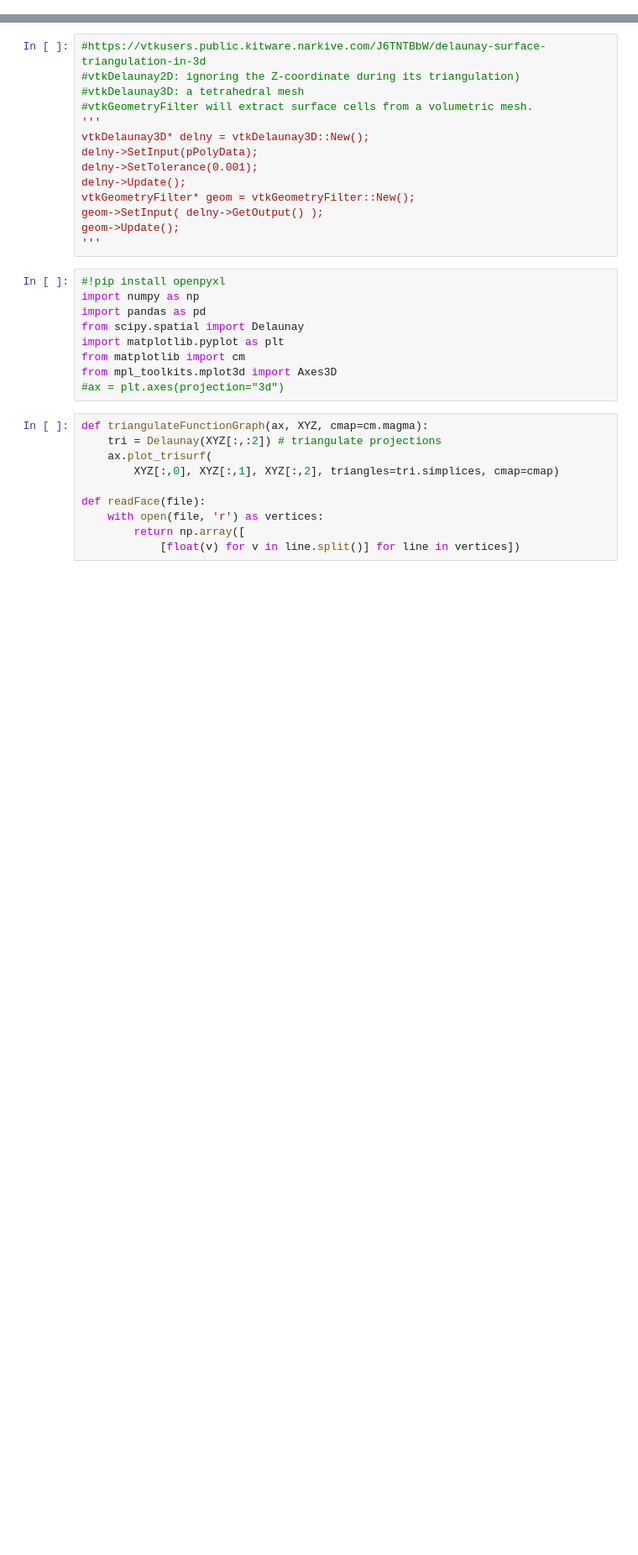
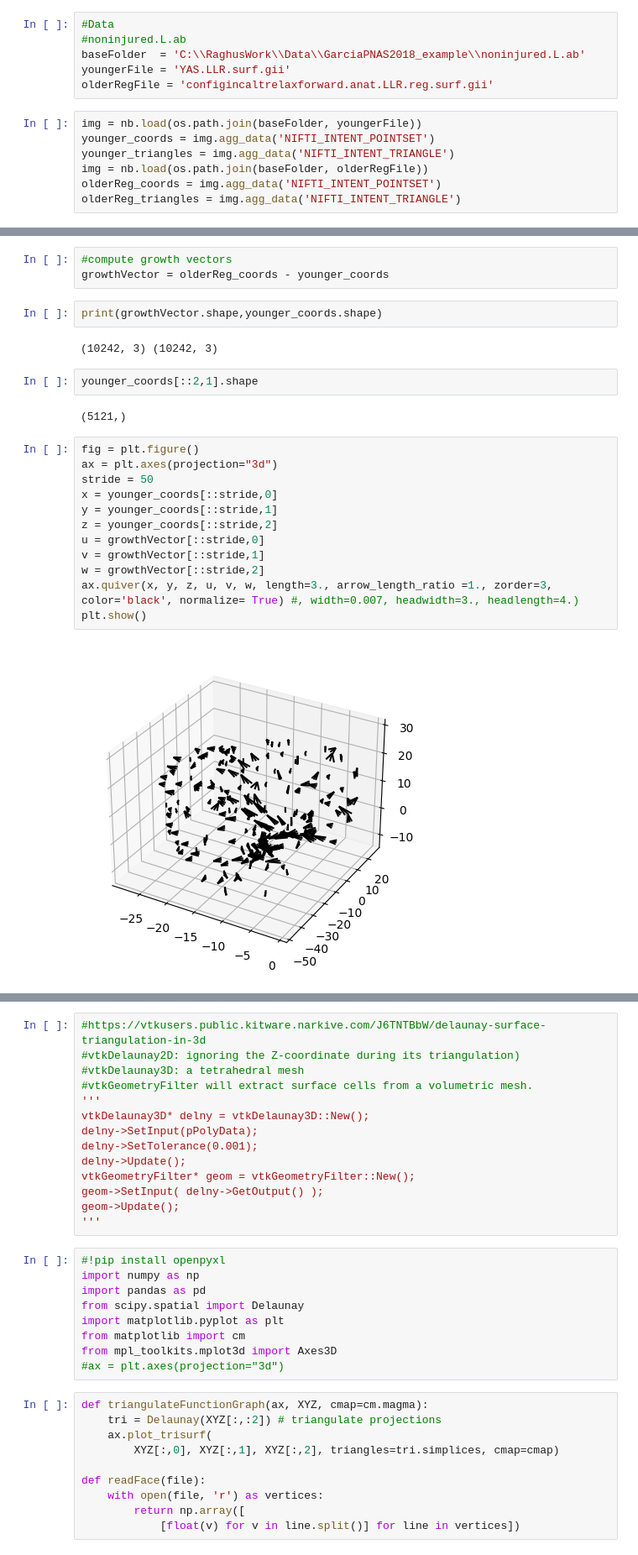
Before and after one commit to rishabh-ranjan1/WIP, a Jupyter notebook: BrainConnectome.ipynb, the cells around one changed output, grey strips where cells are left out. Shown: that part at 84% size. Drawn from its saved outputs; the diff is of its cells as text; blank space fills up the shorter version.

```diff
--- a/BrainConnectome.ipynb
+++ b/BrainConnectome.ipynb
@@ -24,0 +19,13 @@ AttributeError: module 'SimpleITK' has no attribute 'meshread'
+# %%
+#Data
+#noninjured.L.ab
+baseFolder  = 'C:\\RaghusWork\\Data\\GarciaPNAS2018_example\\noninjured.L.ab'
+youngerFile = 'YAS.LLR.surf.gii'
+olderRegFile = 'configincaltrelaxforward.anat.LLR.reg.surf.gii'
+# %%
+img = nb.load(os.path.join(baseFolder, youngerFile))
+younger_coords = img.agg_data('NIFTI_INTENT_POINTSET')
+younger_triangles = img.agg_data('NIFTI_INTENT_TRIANGLE')
+img = nb.load(os.path.join(baseFolder, olderRegFile))
+olderReg_coords = img.agg_data('NIFTI_INTENT_POINTSET')
+olderReg_triangles = img.agg_data('NIFTI_INTENT_TRIANGLE')
@@ -24,0 +38,25 @@ AttributeError: module 'SimpleITK' has no attribute 'meshread'
+# %%
+#compute growth vectors
+growthVector = olderReg_coords - younger_coords
+# %%
+print(growthVector.shape,younger_coords.shape)
+# %% [output]
+(10242, 3) (10242, 3)
+# %%
+younger_coords[::2,1].shape
+# %% [output]
+(5121,)
+# %%
+fig = plt.figure()
+ax = plt.axes(projection="3d")
+stride = 50
+x = younger_coords[::stride,0]
+y = younger_coords[::stride,1]
+z = younger_coords[::stride,2]
+u = growthVector[::stride,0]
+v = growthVector[::stride,1]
+w = growthVector[::stride,2]
+ax.quiver(x, y, z, u, v, w, length=3., arrow_length_ratio =1., zorder=3, color='black', normalize= True) #, width=0.007, headwidth=3., headlength=4.)
+plt.show()
+# %% [output]
+[figure, added]
```
Also changed, not shown: parts of 12 cells of this notebook, 12 other files.
